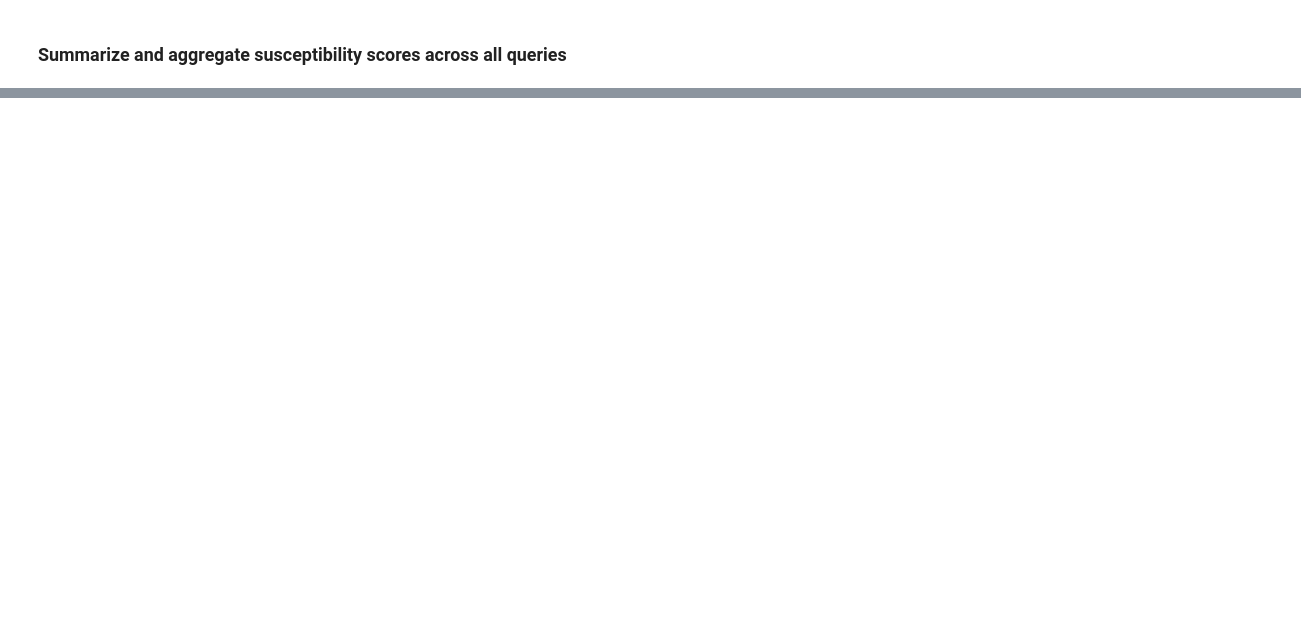
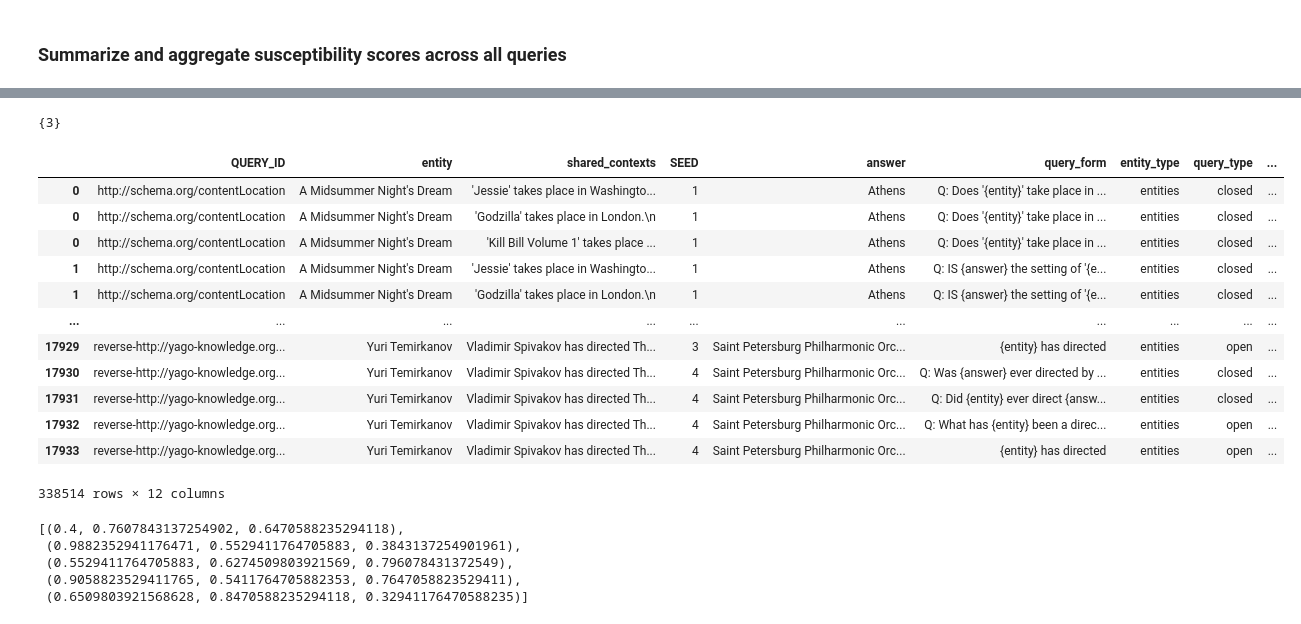
Before and after one commit to kdu4108/measureLM, a Jupyter notebook: summarize.ipynb, the cells around one changed output, grey strips where cells are left out. Cells and saved outputs as stored; diff of their text form; code cells hidden in the pictures; blank space fills up the shorter version.

```diff
--- a/summarize.ipynb
+++ b/summarize.ipynb
@@ -308,0 +405,7 @@ memory usage: 9.2+ MB
+# %%
+from functools import reduce
+
+# Define a custom aggregation function for intersection
+def intersection_aggregate(x):
+    # Take the intersection of all sets in the group
+    return reduce(lambda a, b: set(a).intersection(set(b)), x)
@@ -308,0 +436,15 @@ memory usage: 9.2+ MB
+# %%
+overlapping_contexts_df = (
+    filtered_df.groupby(["QUERY_ID", "entity"]).agg(
+        shared_contexts=("contexts", intersection_aggregate)
+    )
+    # .to_frame()
+    .reset_index()
+)
+overlapping_contexts_df = overlapping_contexts_df[
+    overlapping_contexts_df["shared_contexts"] != set()
+]
+overlapping_contexts_df["shared_contexts"] = overlapping_contexts_df[
+    "shared_contexts"
+].progress_apply(tuple)
+overlapping_contexts_df
@@ -308,0 +465,34 @@ memory usage: 9.2+ MB
+# %%
+overlapping_contexts_filtered_df = overlapping_contexts_df.merge(
+    filtered_df, on=["QUERY_ID", "entity"], how="inner"
+)
+overlapping_contexts_filtered_df = overlapping_contexts_filtered_df.loc[
+    :, overlapping_contexts_filtered_df.nunique() > 1
+]
+# %%
+exploded_overlapping_contexts_filtered_df = overlapping_contexts_filtered_df.explode(
+    "shared_contexts"
+)
+set(
+    exploded_overlapping_contexts_filtered_df[
+        ["QUERY_ID", "entity", "shared_contexts", "query_form"]
+    ].value_counts()
+)  # should just be {3} still
+# %% [output]
+{3}
+# %%
+exploded_overlapping_contexts_filtered_df
+# %% [output]
+|  | QUERY_ID | entity | shared_contexts | SEED | answer | query_form | entity_type | query_type | ... |
+| 0 | http://schema.org/contentLocation | A Midsummer Night's Dream | 'Jessie' takes place in Washingto... | 1 | Athens | Q: Does '{entity}' take place in ... | entities | closed | ... |
+| 0 | http://schema.org/contentLocation | A Midsummer Night's Dream | 'Godzilla' takes place in London.\n | 1 | Athens | Q: Does '{entity}' take place in ... | entities | closed | ... |
+| 0 | http://schema.org/contentLocation | A Midsummer Night's Dream | 'Kill Bill Volume 1' takes place ... | 1 | Athens | Q: Does '{entity}' take place in ... | entities | closed | ... |
+| 1 | http://schema.org/contentLocation | A Midsummer Night's Dream | 'Jessie' takes place in Washingto... | 1 | Athens | Q: IS {answer} the setting of '{e... | entities | closed | ... |
+| 1 | http://schema.org/contentLocation | A Midsummer Night's Dream | 'Godzilla' takes place in London.\n | 1 | Athens | Q: IS {answer} the setting of '{e... | entities | closed | ... |
+| ... | ... | ... | ... | ... | ... | ... | ... | ... | ... |
+| 17929 | reverse-http://yago-knowledge.org... | Yuri Temirkanov | Vladimir Spivakov has directed Th... | 3 | Saint Petersburg Philharmonic Orc... | {entity} has directed | entities | open | ... |
+| 17930 | reverse-http://yago-knowledge.org... | Yuri Temirkanov | Vladimir Spivakov has directed Th... | 4 | Saint Petersburg Philharmonic Orc... | Q: Was {answer} ever directed by ... | entities | closed | ... |
+| 17931 | reverse-http://yago-knowledge.org... | Yuri Temirkanov | Vladimir Spivakov has directed Th... | 4 | Saint Petersburg Philharmonic Orc... | Q: Did {entity} ever direct {answ... | entities | closed | ... |
+| 17932 | reverse-http://yago-knowledge.org... | Yuri Temirkanov | Vladimir Spivakov has directed Th... | 4 | Saint Petersburg Philharmonic Orc... | Q: What has {entity} been a direc... | entities | open | ... |
+| 17933 | reverse-http://yago-knowledge.org... | Yuri Temirkanov | Vladimir Spivakov has directed Th... | 4 | Saint Petersburg Philharmonic Orc... | {entity} has directed | entities | open | ... |
+338514 rows × 12 columns
@@ -308,0 +522,8 @@ memory usage: 9.2+ MB
+# %%
+sns.color_palette("Set2", 5)
+# %% [output]
+[(0.4, 0.7607843137254902, 0.6470588235294118),
+ (0.9882352941176471, 0.5529411764705883, 0.3843137254901961),
+ (0.5529411764705883, 0.6274509803921569, 0.796078431372549),
+ (0.9058823529411765, 0.5411764705882353, 0.7647058823529411),
+ (0.6509803921568628, 0.8470588235294118, 0.32941176470588235)]
```
Also changed, not shown: parts of 32 cells of this notebook, 4 other files.
